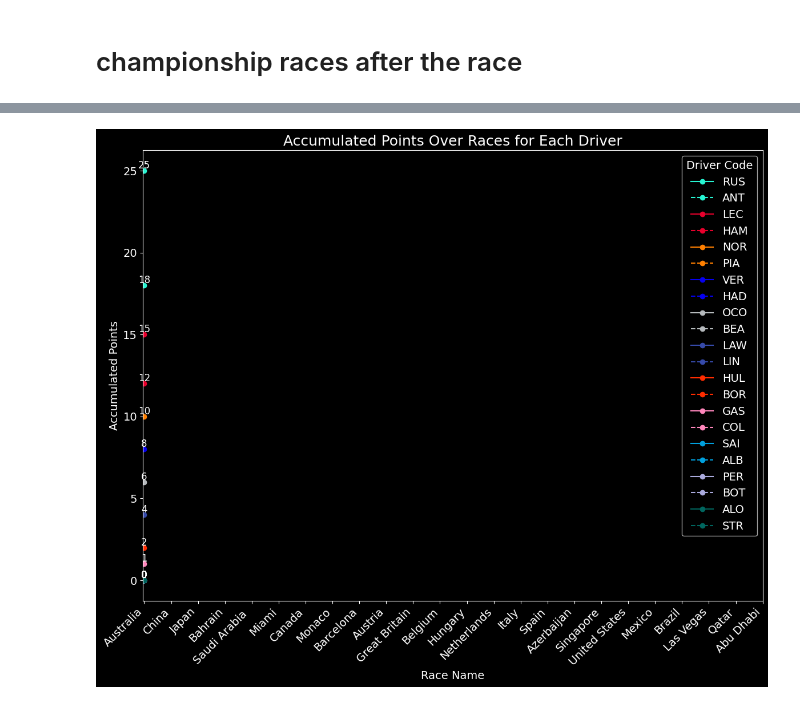
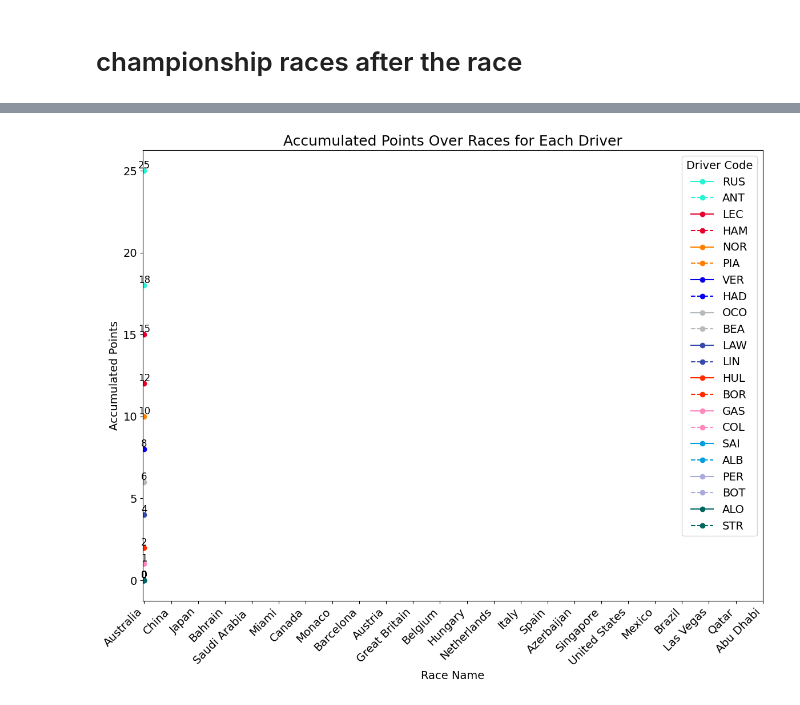
Before and after one commit to diogojoaocosta/f1observatory, a Jupyter notebook: F1 GP.ipynb, the cells around one changed output, grey strips where cells are left out. Drawn from its saved outputs; the diff is of its cells as text; code cells hidden in the pictures.

```diff
--- a/F1 GP.ipynb
+++ b/F1 GP.ipynb
@@ -487,7 +488,7 @@ SECTOR_LONG = sqldf(
     """
 )
 
-plt.style.use('dark_background')
+plt.style.use('default')
 plt.rcParams.update({'font.size': 14})
 fig, ax = plt.subplots(figsize=(12, 8))
 
@@ -656,7 +657,7 @@ telemetry['speed_ms'] = telemetry['speed'] / 3.6
 telemetry['dist_inc'] = telemetry['speed_ms'] * telemetry['dt']
 telemetry['distance'] = telemetry.groupby('driver_number')['dist_inc'].cumsum()
 
-plt.style.use('dark_background')
+plt.style.use('default')
 plt.rcParams.update({'font.size': 14})
 fig, ax = plt.subplots(figsize=(12, 10))
 
@@ -707,7 +708,7 @@ RACE_LAPS["LapTime"] = pd.to_timedelta(RACE_LAPS["LapTime"], errors="coerce")
 RACE_LAPS["lapTimeSeconds"] = RACE_LAPS["LapTime"].dt.total_seconds()
 race_laps = sqldf("SELECT * FROM RACE_LAPS WHERE Driver IN ('RUS', 'ANT', 'LEC', 'HAM', 'NOR', 'VER')")
 
-plt.style.use('dark_background')
+plt.style.use('default')
 plt.rcParams.update({'font.size': 14})
 fig, ax = plt.subplots(figsize=(12, 10))
 
@@ -750,7 +751,7 @@ AVERAGE_PACE = RACE_LAPS.groupby("Driver")["lapTimeSeconds"].mean().reset_index(
 AVERAGE_PACE = AVERAGE_PACE.rename(columns={"lapTimeSeconds": "avgPace"})
 AVERAGE_PACE = AVERAGE_PACE.sort_values("avgPace", ascending=False)
 
-plt.style.use('dark_background')
+plt.style.use('default')
 plt.rcParams.update({'font.size': 14})
 fig, ax = plt.subplots(figsize=(12, 10))
 
@@ -764,7 +765,7 @@ ax.barh(
 ax.set_xlim(83.0, 88.0)
 
 for index, (driver, avg_time) in enumerate(zip(AVERAGE_PACE['Driver'], AVERAGE_PACE['avgPace'])):
-    ax.text(avg_time, index, f"{avg_time:.2f}s", va='center', ha='left', color='white', fontsize=12)
+    ax.text(avg_time, index, f"{avg_time:.2f}s", va='center', ha='left', color='black', fontsize=12)
 
 ax.set_xlabel('Average pace (seconds)')
 ax.set_ylabel('Driver')
@@ -819,33 +1019,33 @@ RESULTS
 # %%
-plt.style.use("dark_background")
+plt.style.use("default")
 plt.rcParams.update({'font.size': 14})
 fig, ax = plt.subplots(figsize=(12, 10))
 
 for DRIVER in DRIVERS:
     DRIVER_DATA = RESULTS[RESULTS['DRIVER_CODE'] == DRIVER]
-    DRIVER_FIRST_RACE = DRIVER_DATA[DRIVER_DATA['ROUND'] <= 1]
+    DRIVER_FIRST_RACE = DRIVER_DATA[DRIVER_DATA['ROUND'] <= ROUND_NUMBER]
 
-    ax.plot(DRIVER_FIRST_RACE['GRAND_PRIX_NAME'], DRIVER_FIRST_RACE['POINTS'],
+    ax.plot(DRIVER_FIRST_RACE['GRAND_PRIX_NAME'], DRIVER_FIRST_RACE['ACUM_POINTS'],
             label=DRIVER,
             color=PALETTE_DRIVERS.get(DRIVER),
             linestyle=DRIVER_STYLES.get(DRIVER),
             marker='o')
 
-    for x, y in zip(DRIVER_FIRST_RACE['GRAND_PRIX_NAME'], DRIVER_FIRST_RACE['POINTS']):
+    for x, y in zip(DRIVER_FIRST_RACE['GRAND_PRIX_NAME'], DRIVER_FIRST_RACE['ACUM_POINTS']):
         ax.text(x, y, str(int(y)), ha='center', va='bottom', fontsize=12)
 
 ax.set_xticks(range(len(GRAND_PRIXS["GRAND_PRIX_NAME"])))
 ax.set_xticklabels(GRAND_PRIXS["GRAND_PRIX_NAME"], rotation=45, ha="right")
 
 ax.set_xlabel("Race Name")
 ax.set_ylabel("Accumulated Points")
 ax.set_title("Accumulated Points Over Races for Each Driver", fontsize=18)
 ax.legend(title="Driver Code")
 
 plt.tight_layout()
 plt.show()
 # %% [output]
-[figure, old version]
+[figure, new version]
 # %%
 RESULTS_TEAMS = sqldf(
     """
```
Also changed, not shown: parts of 19 cells of this notebook.
